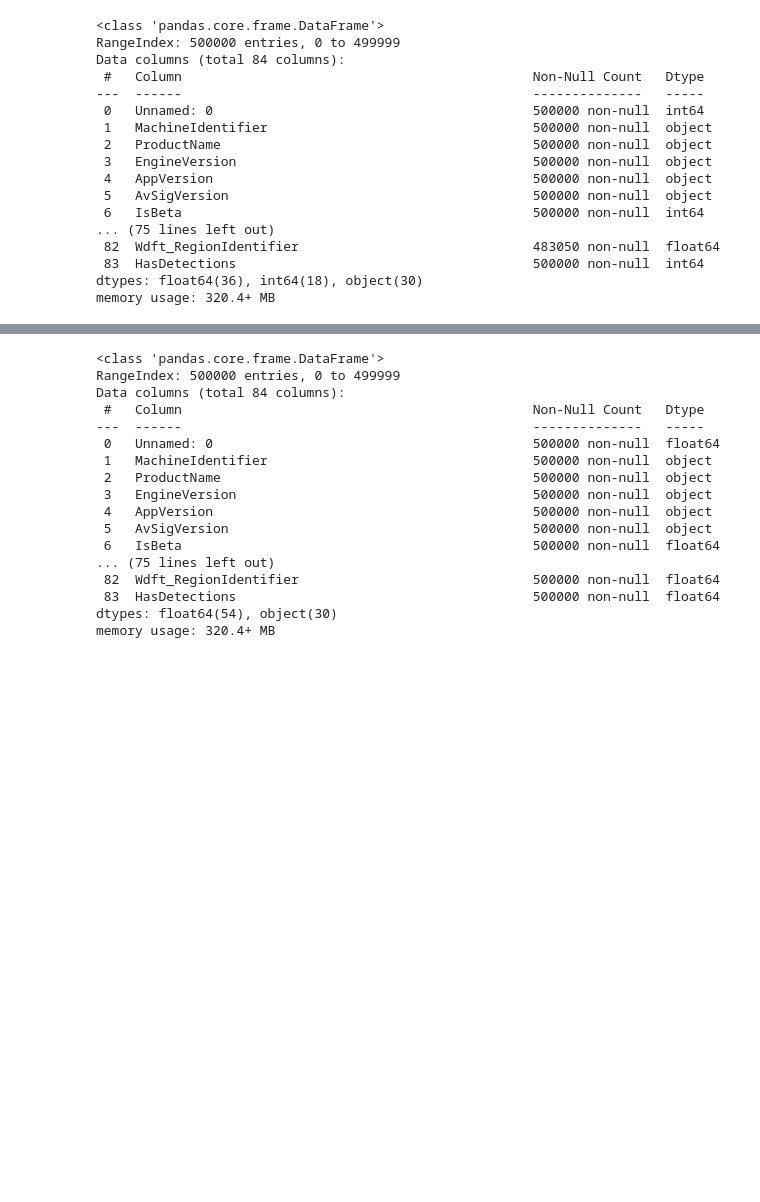
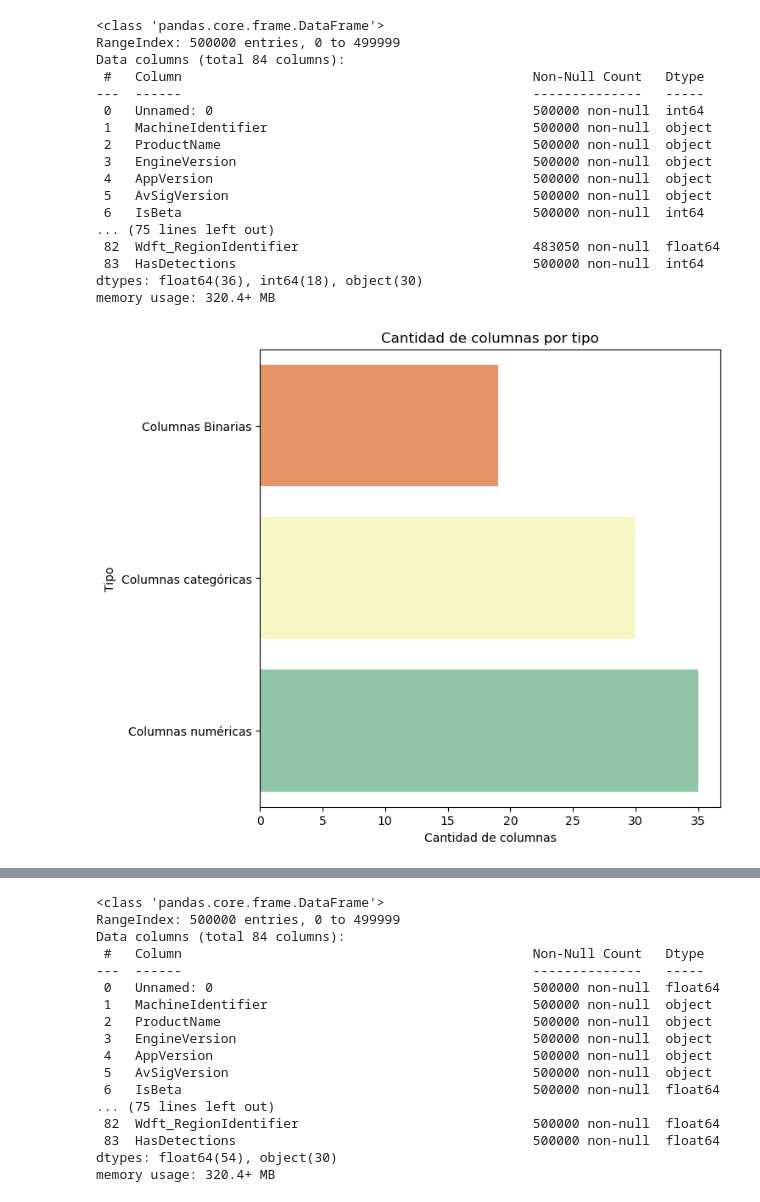
Before and after one commit to StefanyAp/EntregableMachineLearning, a Jupyter notebook: main.ipynb, the cells around one changed output, grey strips where cells are left out. Saved outputs shown, nothing was run; the diff lists cells and outputs as text; code cells hidden in the pictures; blank space fills up the shorter version.

```diff
--- a/main.ipynb
+++ b/main.ipynb
@@ -80,3 +80,32 @@ Data columns (total 84 columns):
  83  HasDetections                                      500000 non-null  int64
 dtypes: float64(36), int64(18), object(30)
 memory usage: 320.4+ MB
+# %%
+# Obtener información sobre registros no nulos
+missing_df = pd.DataFrame({'Columna': df.columns, 'Número de registros': df.count(), 'Total': len(df)}).sort_values("Número de registros", ascending=False)
+
+# Obtener información sobre la cardinalidad
+cardinality_df = pd.DataFrame({'Columna': df.columns, 'Cardinality': df.nunique()}).sort_values("Cardinality", ascending=False)
+cardinality_df = cardinality_df[cardinality_df['Cardinality'] > 2]  # Filtrar columnas con más de 2 valores únicos
+
+# Obtener información sobre el tipo de columnas
+binary_columns = [col for col in df.columns if df[col].nunique() == 2]
+true_numerical_columns = [col for col in df.columns if pd.api.types.is_numeric_dtype(df[col]) and col not in binary_columns]
+categorical_columns = [col for col in df.columns if col not in true_numerical_columns and col not in binary_columns]
+
+type_df = pd.DataFrame({'Type': ['Columnas Binarias', 'Columnas numéricas', 'Columnas categóricas'],
+                        'Conteo de Columnas': [len(binary_columns), len(true_numerical_columns), len(categorical_columns)]}).sort_values('Conteo de Columnas', ascending=True)
+
+
+f, ax = plt.subplots(figsize=(7, 7))
+
+
+sns.barplot(x="Conteo de Columnas", y="Type", data=type_df, palette='Spectral', hue = 'Type', legend=False)
+
+plt.title('Cantidad de columnas por tipo')
+plt.xlabel('Cantidad de columnas')
+plt.ylabel('Tipo')
+
+plt.show()
+# %% [output]
+[figure, added]
```
Also changed, not shown: parts of 110 cells of this notebook.
